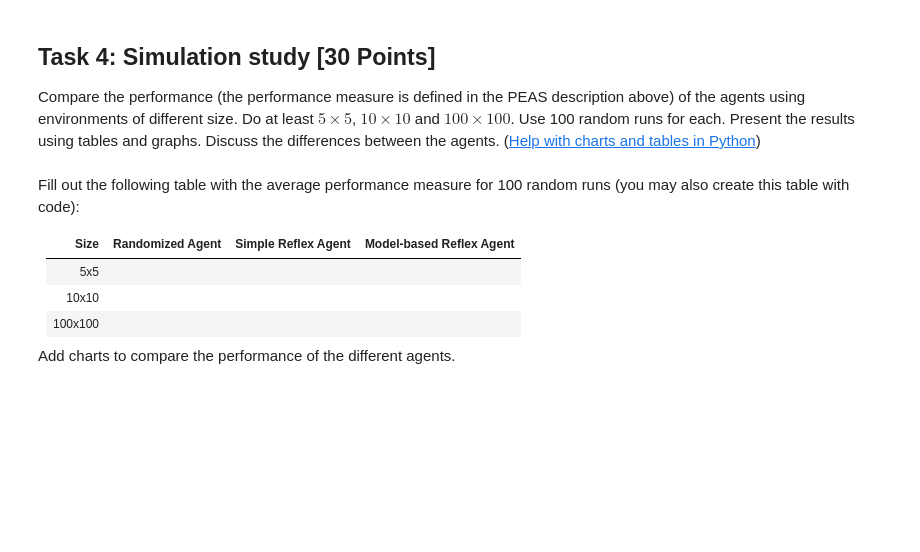
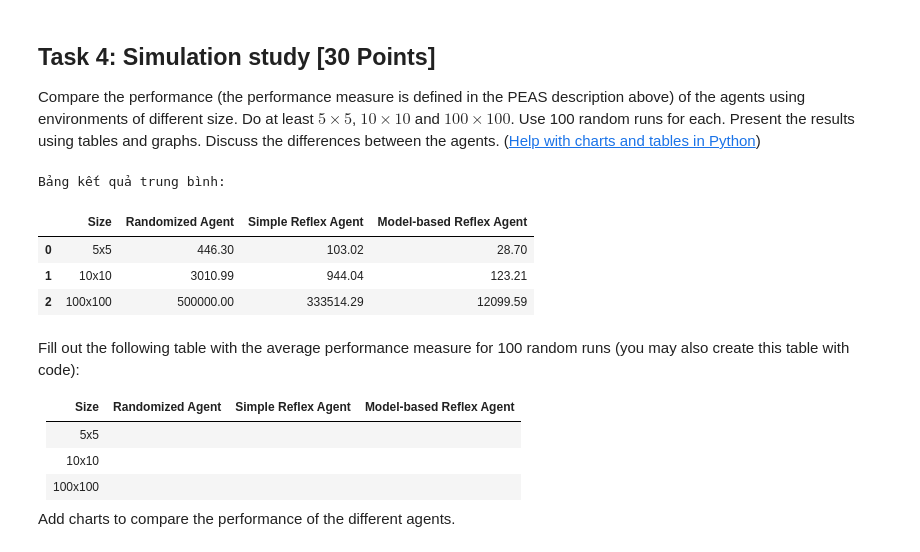
Before and after one commit to TranDatTB04/TTNTNC-Nhom11, a Jupyter notebook: lab01 - Agent/robot_vacuum.ipynb, the cells around one changed output. Drawn from its saved outputs; the diff is of its cells as text; code cells hidden in the pictures; blank space fills up the shorter version.

```diff
--- a/lab01 - Agent/robot_vacuum.ipynb
+++ b/lab01 - Agent/robot_vacuum.ipynb
@@ -223,3 +466,64 @@ $100 \times 100$. Use 100 random runs for each. Present the results using tables
+# %%
+import numpy as np
+import pandas as pd
+import matplotlib.pyplot as plt
+
+# Cài đặt thông số
+sizes = [5, 10, 100]
+runs = 100
+p_dirt = 0.2
+
+# Khởi tạo từ điển để lưu kết quả
+results_data = {
+    "Size": [f"{n}x{n}" for n in sizes],
+    "Randomized Agent": [],
+    "Simple Reflex Agent": [],
+    "Model-based Reflex Agent": []
+}
+
+
+for n in sizes:
+    # Đặt giới hạn bước đi để tránh treo máy với các agent ngẫu nhiên trong phòng lớn
+    # Phòng càng lớn, max_steps cần đủ dài, nhưng vẫn phải có giới hạn
+    max_steps = n * n * 50
+
+    score_random = []
+    score_reflex = []
+    score_model = []
+
+    for i in range(runs):
+        # 1. Randomized Agent
+        score_random.append(simulation_environment(
+            simple_randomized_agent, n=n, p=p_dirt, max_steps=max_steps, verbose=False
+        ))
+
+        # 2. Simple Reflex Agent
+        score_reflex.append(simulation_environment(
+            simple_reflex_agent, n=n, p=p_dirt, max_steps=max_steps, verbose=False
+        ))
+
+        # 3. Model-based Reflex Agent
+        # Cần khởi tạo lại agent mỗi lần chạy để reset state
+        model_agent = get_model_based_agent()
+        score_model.append(simulation_environment(
+            model_agent, n=n, p=p_dirt, max_steps=max_steps, verbose=False
+        ))
+
+    # Tính trung bình cộng của 100 lần chạy
+    results_data["Randomized Agent"].append(np.mean(score_random))
+    results_data["Simple Reflex Agent"].append(np.mean(score_reflex))
+    results_data["Model-based Reflex Agent"].append(np.mean(score_model))
+
+# Tạo bảng hiển thị bằng Pandas
+df_results = pd.DataFrame(results_data)
+print("Bảng kết quả trung bình:")
+display(df_results)
+# %% [output]
+Bảng kết quả trung bình:
+|  | Size | Randomized Agent | Simple Reflex Agent | Model-based Reflex Agent |
+| 0 | 5x5 | 446.30 | 103.02 | 28.70 |
+| 1 | 10x10 | 3010.99 | 944.04 | 123.21 |
+| 2 | 100x100 | 500000.00 | 333514.29 | 12099.59 |
 # %% [markdown]
 Fill out the following table with the average performance measure for 100 random runs (you may also create this table with code):
 
```
Also changed, not shown: parts of 29 cells of this notebook.
